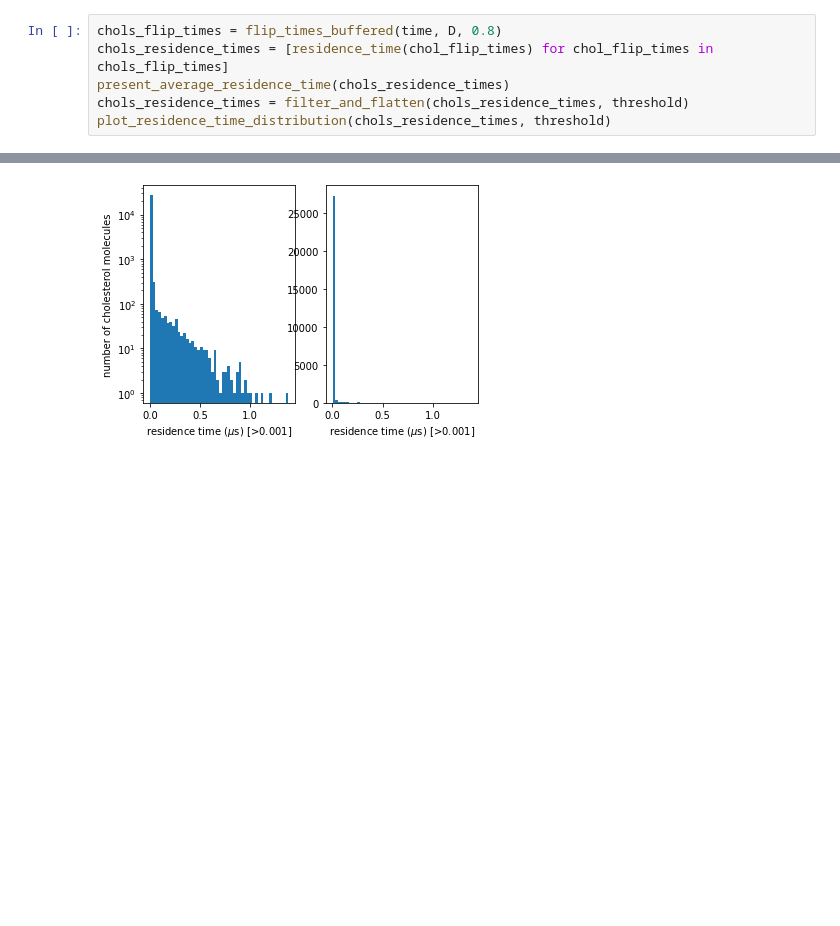
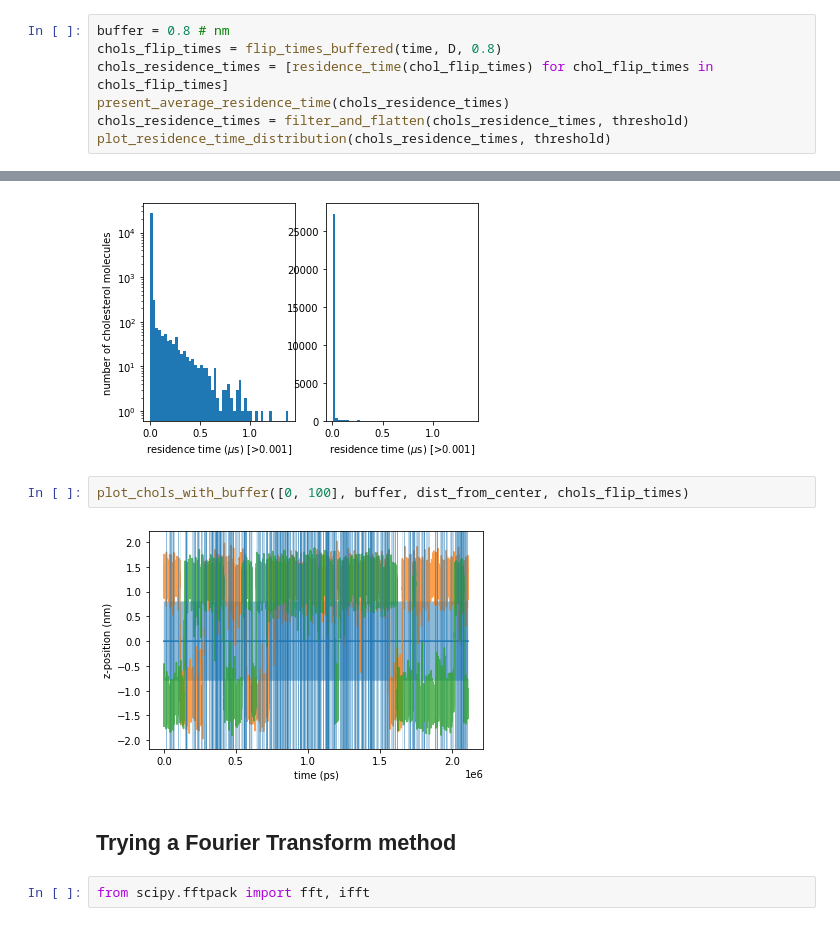
Before and after one commit to KoenWestendorp/programming-for-life-sciences, a Jupyter notebook: assignment_3/cholesterol/cholesterol.ipynb, the cells around one changed output, grey strips where cells are left out. Cells and saved outputs as stored; diff of their text form; blank space fills up the shorter version.

Commit message:
Assignment 3: add Fourier transform filtering

```diff
--- a/assignment_3/cholesterol/cholesterol.ipynb
+++ b/assignment_3/cholesterol/cholesterol.ipynb
@@ -193,6 +210,7 @@ Average residence time between flips: 0.011015 𝜇s
 
 $\textit{buffer} = 0.8\ \text{nm}$
 # %%
+buffer = 0.8 # nm
 chols_flip_times = flip_times_buffered(time, D, 0.8)
 chols_residence_times = [residence_time(chol_flip_times) for chol_flip_times in chols_flip_times]
 present_average_residence_time(chols_residence_times)
@@ -201,3 +219,11 @@ plot_residence_time_distribution(chols_residence_times, threshold)
 # %% [output]
 Average residence time between flips: 0.011054 𝜇s
 [figure]
+# %%
+plot_chols_with_buffer([0, 100], buffer, dist_from_center, chols_flip_times)
+# %% [output]
+[figure, added]
+# %% [markdown]
+## Trying a Fourier Transform method
+# %%
+from scipy.fftpack import fft, ifft
```
Also changed, not shown: parts of 8 cells of this notebook.
